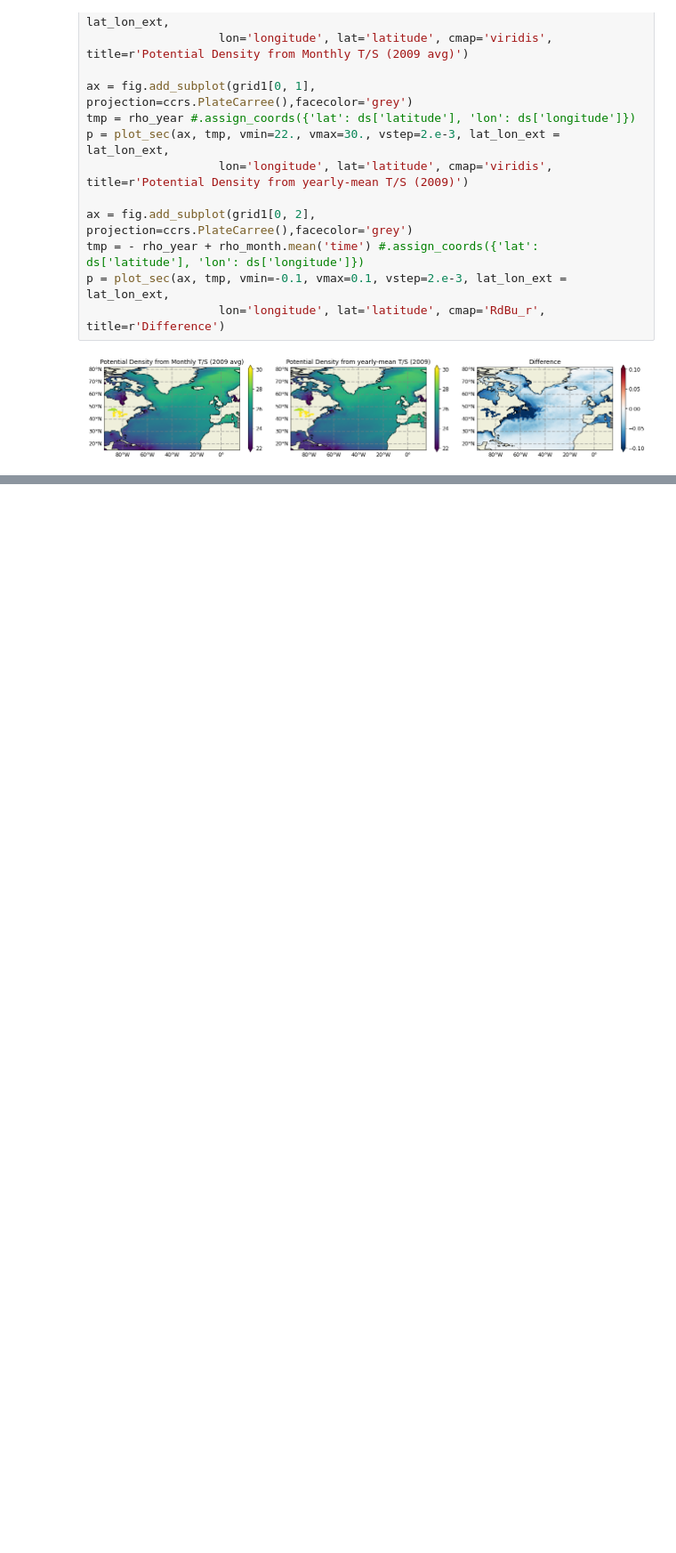
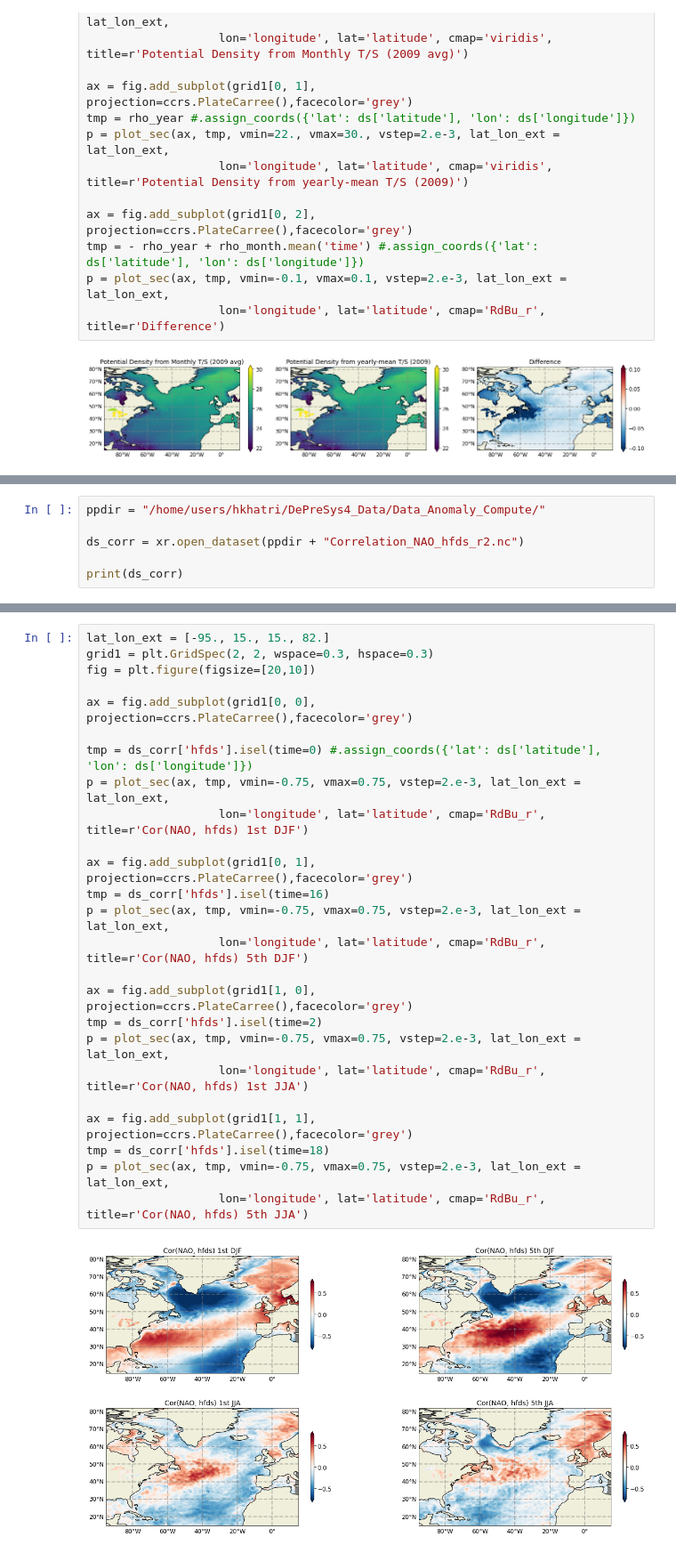
Before and after one commit to hmkhatri/AMOC_Variability_DePreSys_MET, a Jupyter notebook: Notebooks/Quick_Checks/09_Check_Correlation.ipynb, the cells around one changed output, grey strips where cells are left out. Shown at 89% size. Drawn from its saved outputs; the diff is of its cells as text; blank space fills up the shorter version.

Commit message:
correlations code - dask checks

```diff
--- a/Notebooks/Quick_Checks/09_Check_Correlation.ipynb
+++ b/Notebooks/Quick_Checks/09_Check_Correlation.ipynb
@@ -396,0 +401,6 @@ p = plot_sec(ax, tmp, vmin=-0.1, vmax=0.1, vstep=2.e-3, lat_lon_ext = lat_lon_ex
+# %%
+ppdir = "/home/users/hkhatri/DePreSys4_Data/Data_Anomaly_Compute/"
+
+ds_corr = xr.open_dataset(ppdir + "Correlation_NAO_hfds_r2.nc")
+
+print(ds_corr)
@@ -396,0 +429,27 @@ p = plot_sec(ax, tmp, vmin=-0.1, vmax=0.1, vstep=2.e-3, lat_lon_ext = lat_lon_ex
+# %%
+lat_lon_ext = [-95., 15., 15., 82.]
+grid1 = plt.GridSpec(2, 2, wspace=0.3, hspace=0.3)
+fig = plt.figure(figsize=[20,10])
+
+ax = fig.add_subplot(grid1[0, 0], projection=ccrs.PlateCarree(),facecolor='grey')
+
+tmp = ds_corr['hfds'].isel(time=0) #.assign_coords({'lat': ds['latitude'], 'lon': ds['longitude']})
+p = plot_sec(ax, tmp, vmin=-0.75, vmax=0.75, vstep=2.e-3, lat_lon_ext = lat_lon_ext,
+                   lon='longitude', lat='latitude', cmap='RdBu_r', title=r'Cor(NAO, hfds) 1st DJF')
+
+ax = fig.add_subplot(grid1[0, 1], projection=ccrs.PlateCarree(),facecolor='grey')
+tmp = ds_corr['hfds'].isel(time=16)
+p = plot_sec(ax, tmp, vmin=-0.75, vmax=0.75, vstep=2.e-3, lat_lon_ext = lat_lon_ext,
+                   lon='longitude', lat='latitude', cmap='RdBu_r', title=r'Cor(NAO, hfds) 5th DJF')
+
+ax = fig.add_subplot(grid1[1, 0], projection=ccrs.PlateCarree(),facecolor='grey')
+tmp = ds_corr['hfds'].isel(time=2)
+p = plot_sec(ax, tmp, vmin=-0.75, vmax=0.75, vstep=2.e-3, lat_lon_ext = lat_lon_ext,
+                   lon='longitude', lat='latitude', cmap='RdBu_r', title=r'Cor(NAO, hfds) 1st JJA')
+
+ax = fig.add_subplot(grid1[1, 1], projection=ccrs.PlateCarree(),facecolor='grey')
+tmp = ds_corr['hfds'].isel(time=18)
+p = plot_sec(ax, tmp, vmin=-0.75, vmax=0.75, vstep=2.e-3, lat_lon_ext = lat_lon_ext,
+                   lon='longitude', lat='latitude', cmap='RdBu_r', title=r'Cor(NAO, hfds) 5th JJA')
+# %% [output]
+[figure, added]
```
Also changed, not shown: parts of 3 cells of this notebook, 5 other files.
